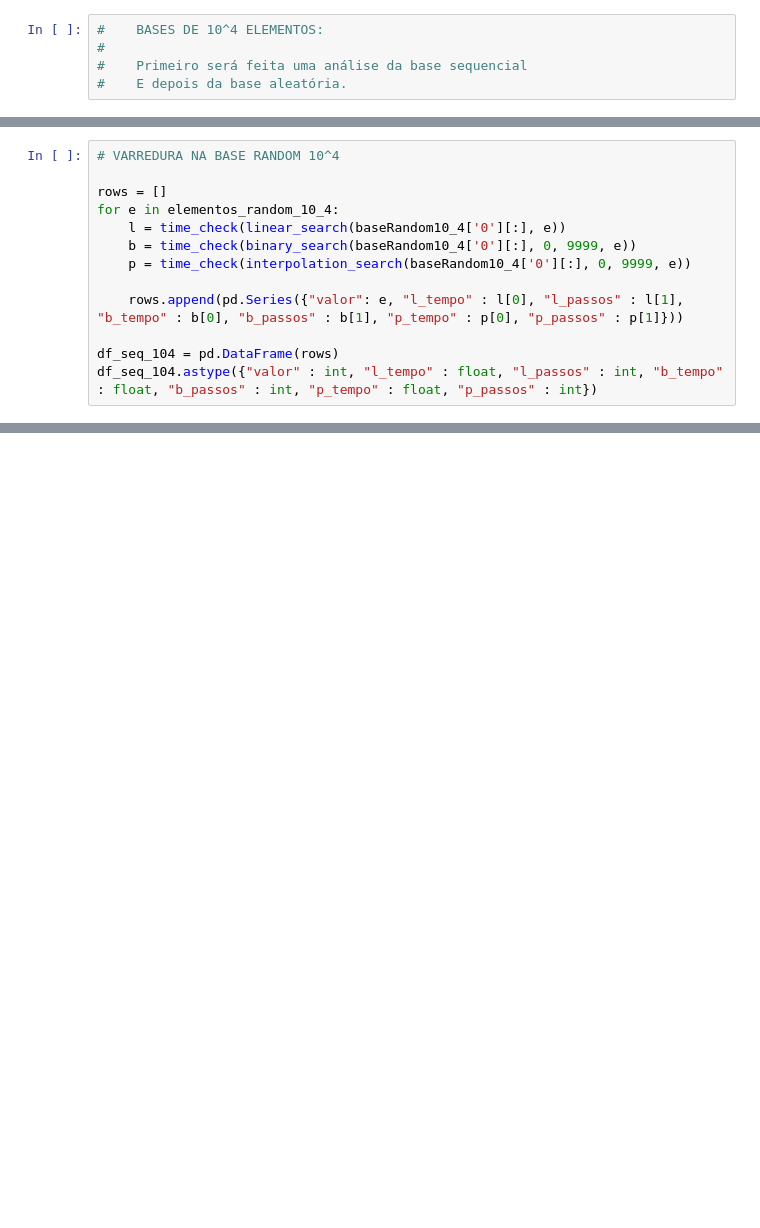
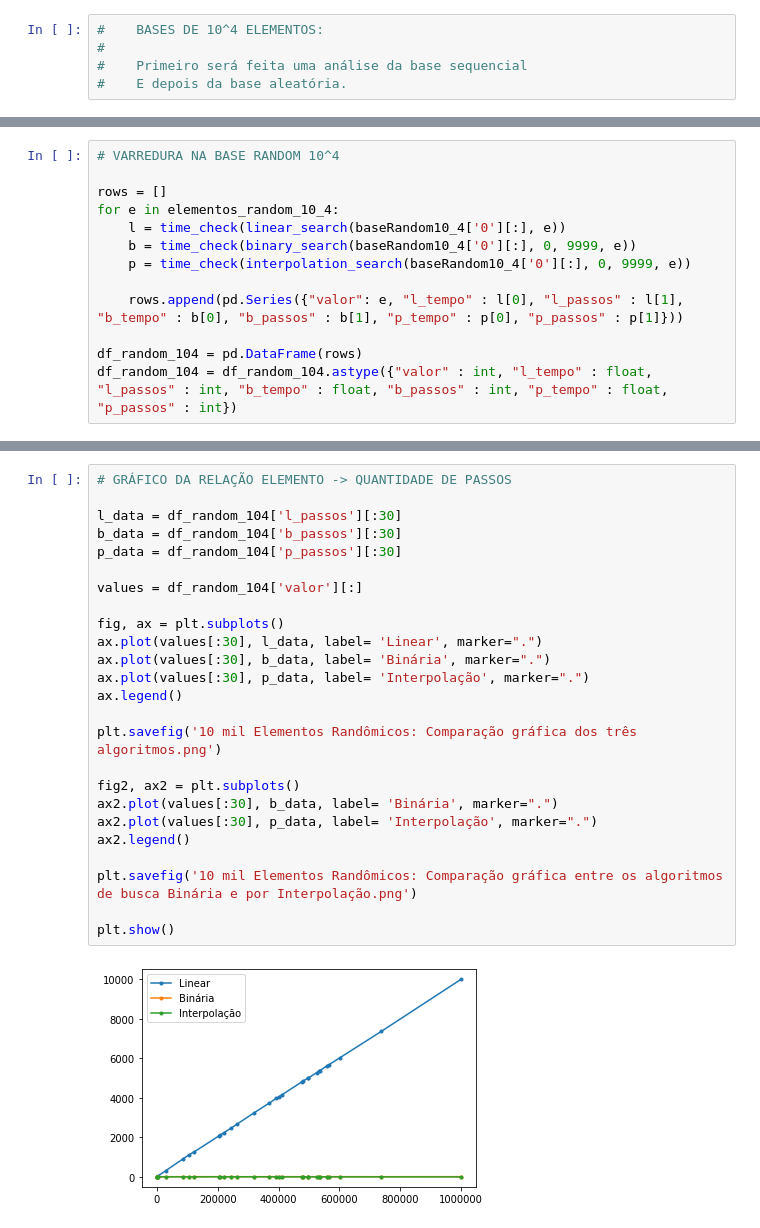
Before and after one commit to vini-ak/Projeto-II, a Jupyter notebook: Projeto II - Notebook.ipynb, the cells around one changed output, grey strips where cells are left out. Drawn from its saved outputs; the diff is of its cells as text; blank space fills up the shorter version.

Commit message:
Adicionando os gráficos e tabelas. Só falta escrever

```diff
--- a/Projeto II - Notebook.ipynb
+++ b/Projeto II - Notebook.ipynb
@@ -194,5 +234,5 @@ for e in elementos_random_10_4:
 
     rows.append(pd.Series({"valor": e, "l_tempo" : l[0], "l_passos" : l[1], "b_tempo" : b[0], "b_passos" : b[1], "p_tempo" : p[0], "p_passos" : p[1]}))
 
-df_seq_104 = pd.DataFrame(rows)
-df_seq_104.astype({"valor" : int, "l_tempo" : float, "l_passos" : int, "b_tempo" : float, "b_passos" : int, "p_tempo" : float, "p_passos" : int})
+df_random_104 = pd.DataFrame(rows)
+df_random_104 = df_random_104.astype({"valor" : int, "l_tempo" : float, "l_passos" : int, "b_tempo" : float, "b_passos" : int, "p_tempo" : float, "p_passos" : int})
@@ -198,0 +277,27 @@ df_seq_104.astype({"valor" : int, "l_tempo" : float, "l_passos" : int, "b_tempo"
+# %%
+# GRÁFICO DA RELAÇÃO ELEMENTO -> QUANTIDADE DE PASSOS
+
+l_data = df_random_104['l_passos'][:30]
+b_data = df_random_104['b_passos'][:30]
+p_data = df_random_104['p_passos'][:30]
+
+values = df_random_104['valor'][:]
+
+fig, ax = plt.subplots()
+ax.plot(values[:30], l_data, label= 'Linear', marker=".")
+ax.plot(values[:30], b_data, label= 'Binária', marker=".")
+ax.plot(values[:30], p_data, label= 'Interpolação', marker=".")
+ax.legend()
+
+plt.savefig('10 mil Elementos Randômicos: Comparação gráfica dos três algoritmos.png')
+
+fig2, ax2 = plt.subplots()
+ax2.plot(values[:30], b_data, label= 'Binária', marker=".")
+ax2.plot(values[:30], p_data, label= 'Interpolação', marker=".")
+ax2.legend()
+
+plt.savefig('10 mil Elementos Randômicos: Comparação gráfica entre os algoritmos de busca Binária e por Interpolação.png')
+
+plt.show()
+# %% [output]
+[figure, added]
```
Also changed, not shown: parts of 28 cells of this notebook, 16 other files.
